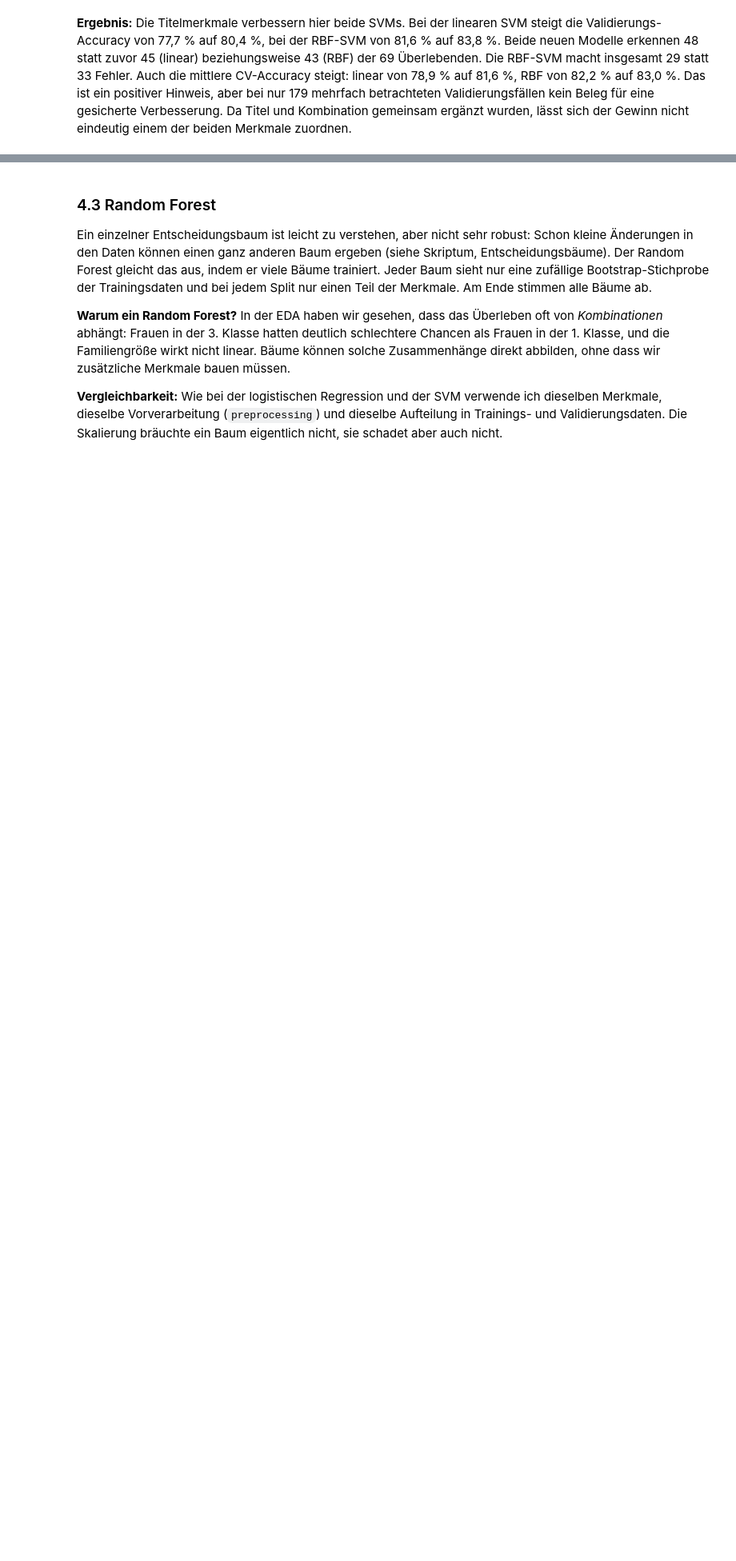
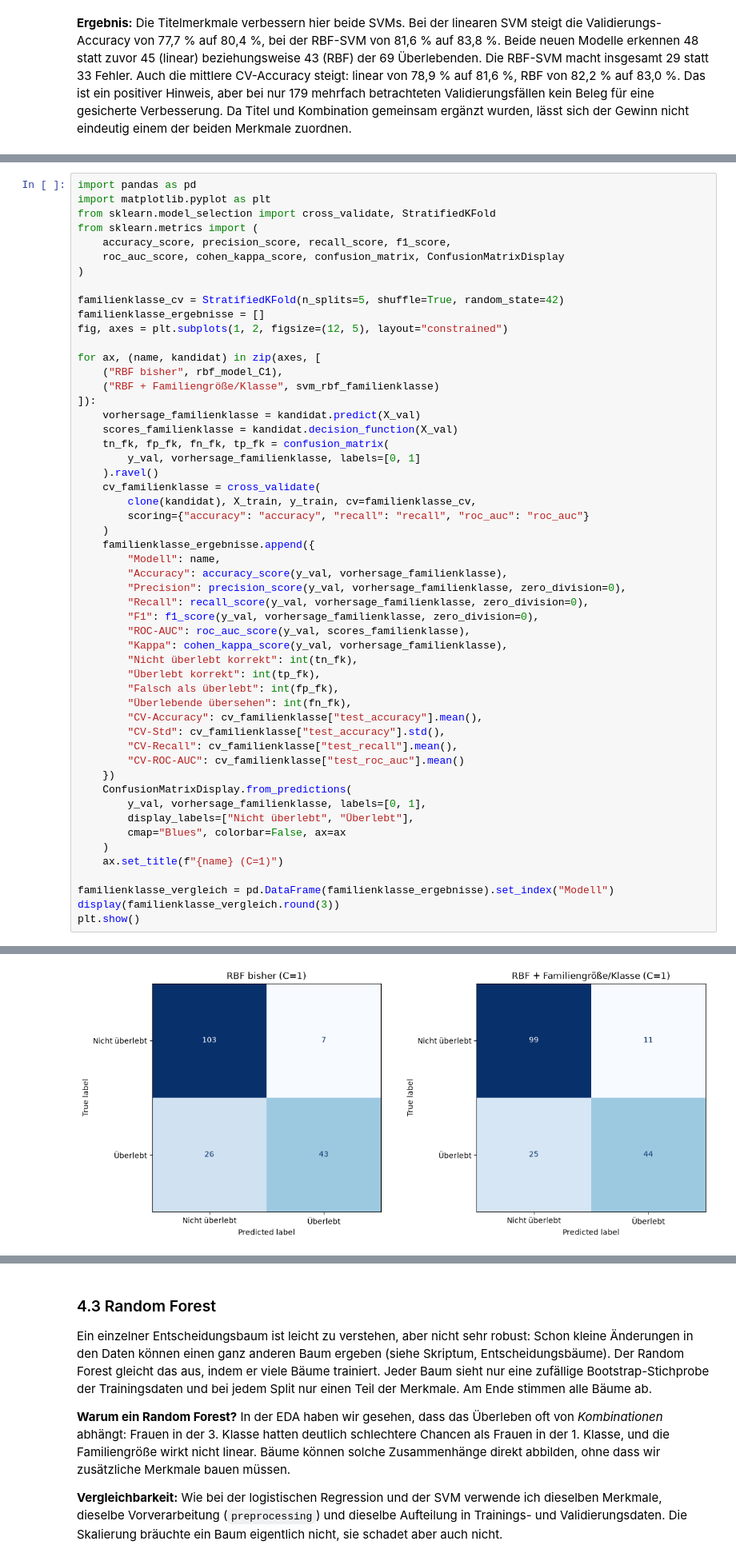
Before and after one commit to dhubmann/titanic, a Jupyter notebook: titanic.ipynb, the cells around one changed output, grey strips where cells are left out. Shown at 80% size. Drawn from its saved outputs; the diff is of its cells as text; blank space fills up the shorter version.

```diff
--- a/titanic.ipynb
+++ b/titanic.ipynb
@@ -2031,0 +2068,54 @@ plt.show()
+# %%
+import pandas as pd
+import matplotlib.pyplot as plt
+from sklearn.model_selection import cross_validate, StratifiedKFold
+from sklearn.metrics import (
+    accuracy_score, precision_score, recall_score, f1_score,
+    roc_auc_score, cohen_kappa_score, confusion_matrix, ConfusionMatrixDisplay
+)
+
+familienklasse_cv = StratifiedKFold(n_splits=5, shuffle=True, random_state=42)
+familienklasse_ergebnisse = []
+fig, axes = plt.subplots(1, 2, figsize=(12, 5), layout="constrained")
+
+for ax, (name, kandidat) in zip(axes, [
+    ("RBF bisher", rbf_model_C1),
+    ("RBF + Familiengröße/Klasse", svm_rbf_familienklasse)
+]):
+    vorhersage_familienklasse = kandidat.predict(X_val)
+    scores_familienklasse = kandidat.decision_function(X_val)
+    tn_fk, fp_fk, fn_fk, tp_fk = confusion_matrix(
+        y_val, vorhersage_familienklasse, labels=[0, 1]
+    ).ravel()
+    cv_familienklasse = cross_validate(
+        clone(kandidat), X_train, y_train, cv=familienklasse_cv,
+        scoring={"accuracy": "accuracy", "recall": "recall", "roc_auc": "roc_auc"}
+    )
+    familienklasse_ergebnisse.append({
+        "Modell": name,
+        "Accuracy": accuracy_score(y_val, vorhersage_familienklasse),
+        "Precision": precision_score(y_val, vorhersage_familienklasse, zero_division=0),
+        "Recall": recall_score(y_val, vorhersage_familienklasse, zero_division=0),
+        "F1": f1_score(y_val, vorhersage_familienklasse, zero_division=0),
+        "ROC-AUC": roc_auc_score(y_val, scores_familienklasse),
+        "Kappa": cohen_kappa_score(y_val, vorhersage_familienklasse),
+        "Nicht überlebt korrekt": int(tn_fk),
+        "Überlebt korrekt": int(tp_fk),
+        "Falsch als überlebt": int(fp_fk),
+        "Überlebende übersehen": int(fn_fk),
+        "CV-Accuracy": cv_familienklasse["test_accuracy"].mean(),
+        "CV-Std": cv_familienklasse["test_accuracy"].std(),
+        "CV-Recall": cv_familienklasse["test_recall"].mean(),
+        "CV-ROC-AUC": cv_familienklasse["test_roc_auc"].mean()
+    })
+    ConfusionMatrixDisplay.from_predictions(
+        y_val, vorhersage_familienklasse, labels=[0, 1],
+        display_labels=["Nicht überlebt", "Überlebt"],
+        cmap="Blues", colorbar=False, ax=ax
+    )
+    ax.set_title(f"{name} (C=1)")
+
+familienklasse_vergleich = pd.DataFrame(familienklasse_ergebnisse).set_index("Modell")
+display(familienklasse_vergleich.round(3))
+plt.show()
+# %% [output]
@@ -2031,0 +2126 @@ plt.show()
+[figure, added]
```
Also changed, not shown: parts of 7 cells of this notebook.
